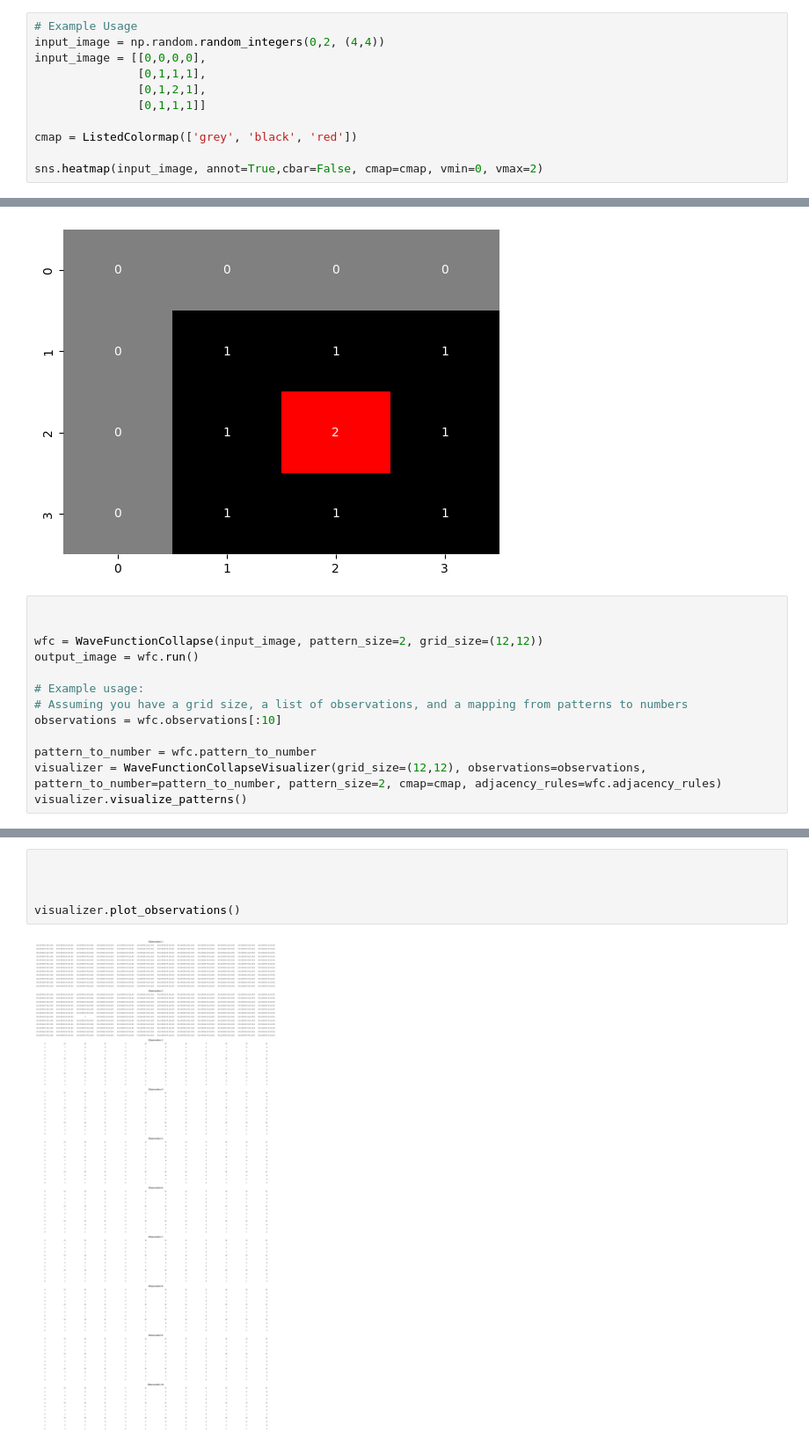
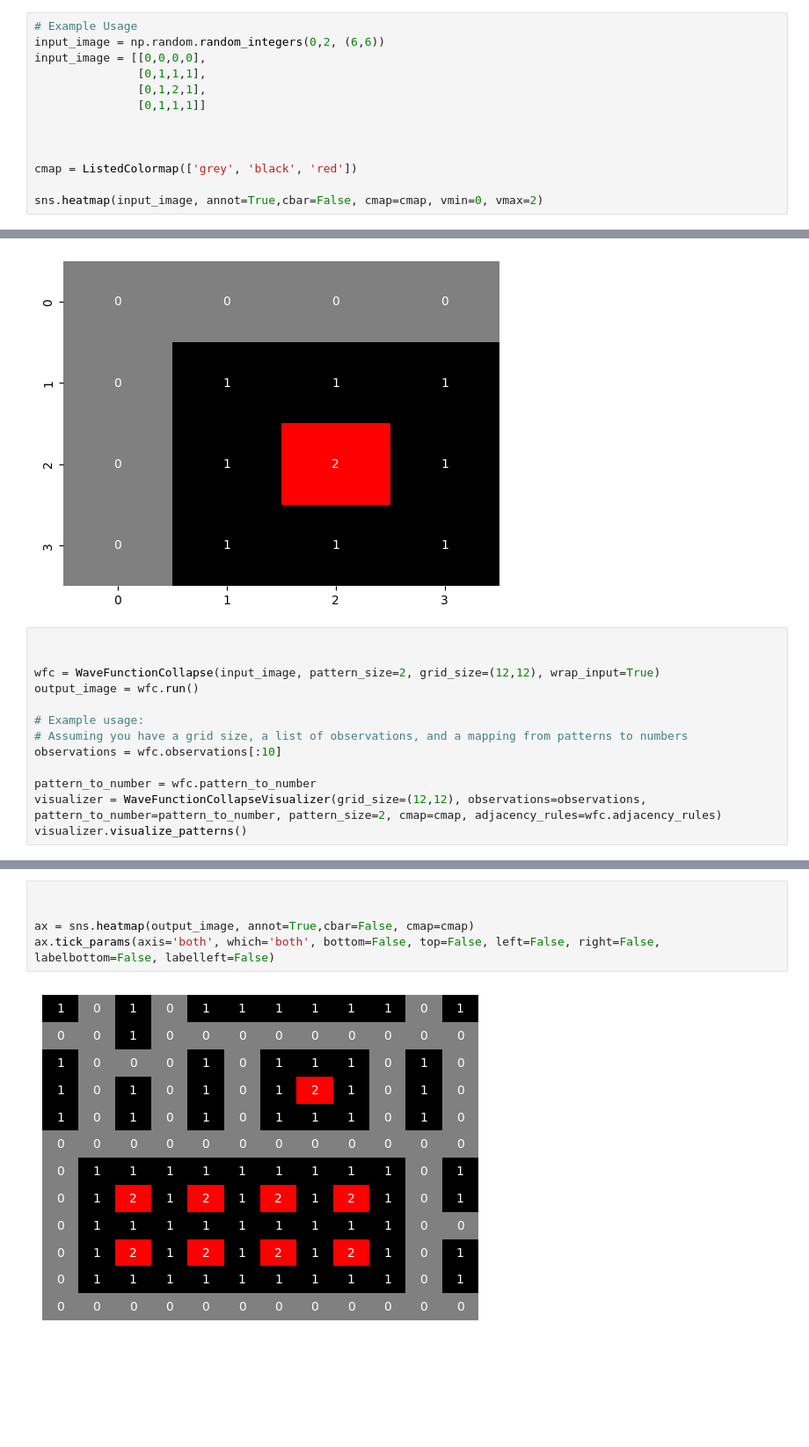
Before and after one commit to parsadaj/WaveFunctionCollapse, a Jupyter notebook: playground.ipynb, the cells around one changed output, grey strips where cells are left out. Shown: that part at 88% size. Saved outputs shown, nothing was run; the diff lists cells and outputs as text; blank space fills up the shorter version.

Commit message:
pattern extraction updated

```diff
--- a/playground.ipynb
+++ b/playground.ipynb
@@ -7,12 +7,14 @@ from WFC import WaveFunctionCollapse, WaveFunctionCollapseVisualizer
 from matplotlib.colors import ListedColormap
 # %%
 # Example Usage
-input_image = np.random.random_integers(0,2, (4,4))
+input_image = np.random.random_integers(0,2, (6,6))
 input_image = [[0,0,0,0],
                [0,1,1,1],
                [0,1,2,1],
                [0,1,1,1]]
 
+
+
 cmap = ListedColormap(['grey', 'black', 'red'])
 
 sns.heatmap(input_image, annot=True,cbar=False, cmap=cmap, vmin=0, vmax=2)
@@ -22,7 +24,7 @@ sns.heatmap(input_image, annot=True,cbar=False, cmap=cmap, vmin=0, vmax=2)
 # %%
 
 
-wfc = WaveFunctionCollapse(input_image, pattern_size=2, grid_size=(12,12))
+wfc = WaveFunctionCollapse(input_image, pattern_size=2, grid_size=(12,12), wrap_input=True)
 output_image = wfc.run()
 
 # Example usage:
@@ -58,7 +47,7 @@ sns.heatmap(output_image, annot=True,cbar=False, cmap=cmap)
-# %%
-
-
-
-visualizer.plot_observations()
-# %% [output]
-[figure, removed]
+# %%
+
+
+ax = sns.heatmap(output_image, annot=True,cbar=False, cmap=cmap)
+ax.tick_params(axis='both', which='both', bottom=False, top=False, left=False, right=False, labelbottom=False, labelleft=False)
+# %% [output]
+[figure, added]
```
Also changed, not shown: parts of 7 cells of this notebook, 1 other file.
